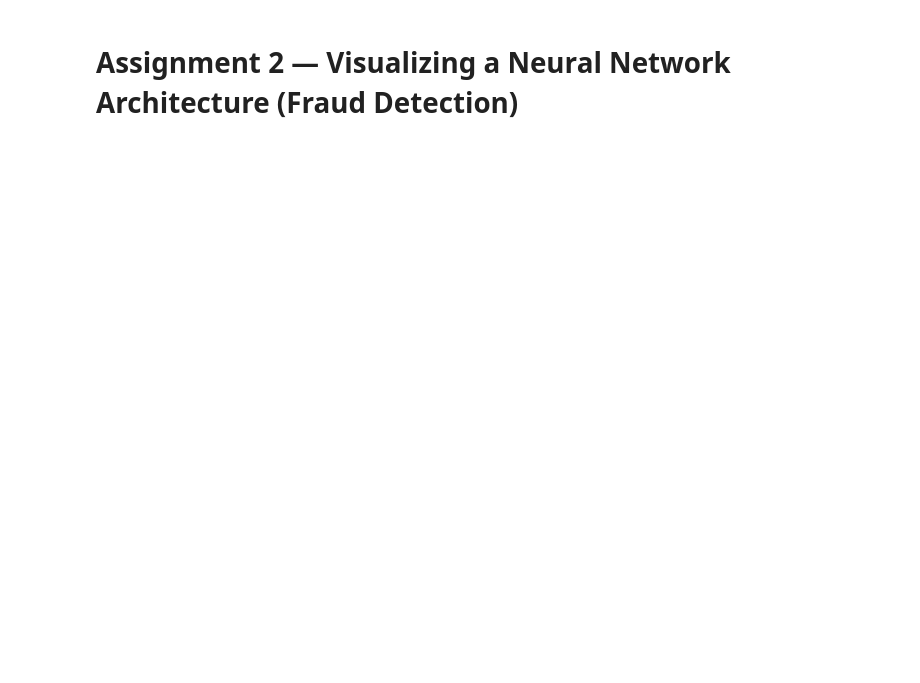
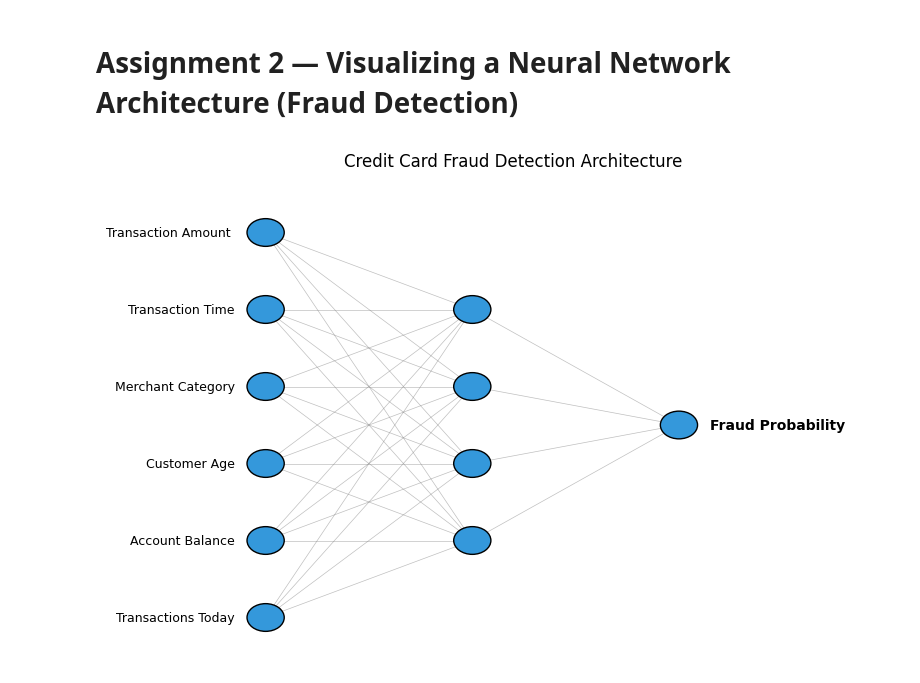
Before and after one commit to bijayam/GenAI-Application-Developer-Assignment-L3, a Jupyter notebook: assignment2.ipynb, the cells around one changed output. Saved outputs shown, nothing was run; the diff lists cells and outputs as text; code cells hidden in the pictures; blank space fills up the shorter version.

```diff
--- a/assignment2.ipynb
+++ b/assignment2.ipynb
@@ -47,0 +54,4 @@ draw_nn(layer_sizes, layer_labels, title='Credit Card Fraud Classifier — NN Ar
+# %%
+draw_fraud_neural_network()
+# %% [output]
+[figure, added]
```
Also changed, not shown: parts of 2 cells of this notebook.
